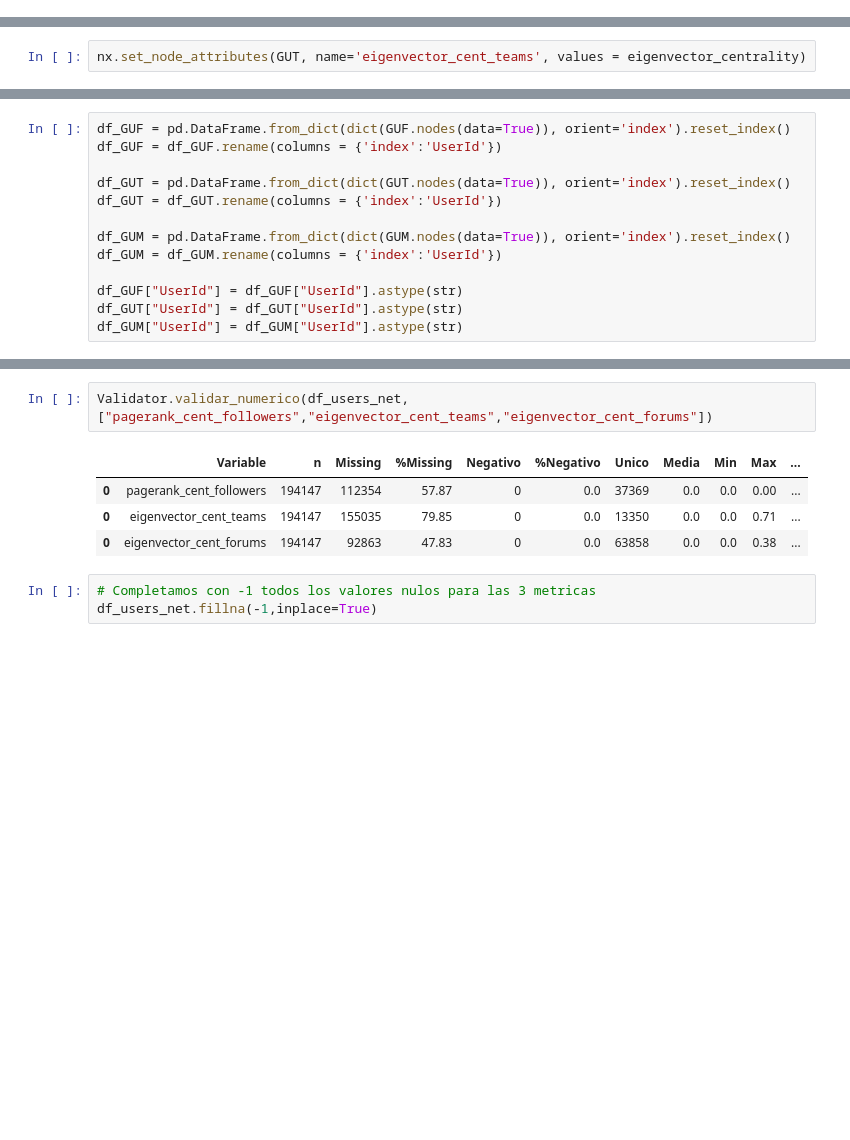
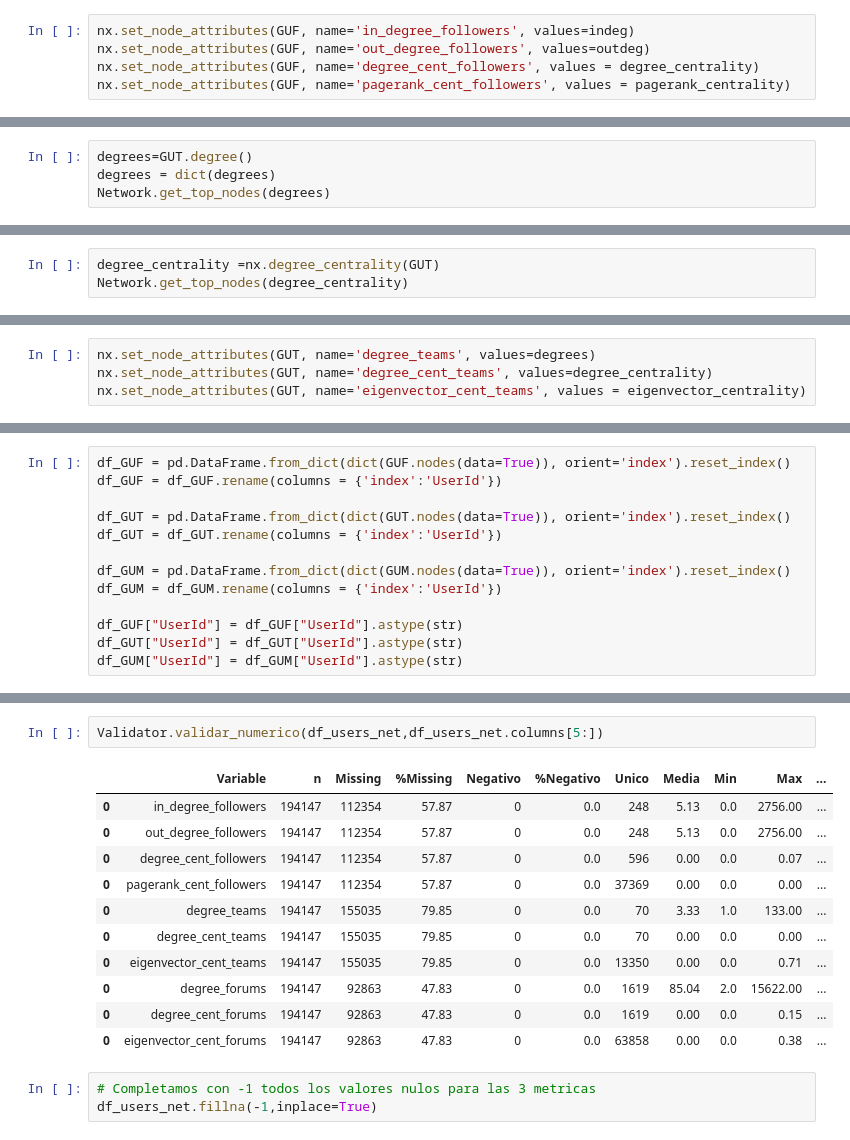
Before and after one commit to jsuasnabarh/kaggle-network-analysis, a Jupyter notebook: notebooks/03_NetworkMetrics.ipynb, the cells around one changed output, grey strips where cells are left out. Drawn from its saved outputs; the diff is of its cells as text; blank space fills up the shorter version.

```diff
--- a/notebooks/03_NetworkMetrics.ipynb
+++ b/notebooks/03_NetworkMetrics.ipynb
@@ -57,3 +76,8 @@ nx.set_node_attributes(GUF, name='pagerank_cent_followers', values = pagerank_ce
+# %%
+nx.set_node_attributes(GUF, name='in_degree_followers', values=indeg)
+nx.set_node_attributes(GUF, name='out_degree_followers', values=outdeg)
+nx.set_node_attributes(GUF, name='degree_cent_followers', values = degree_centrality)
+nx.set_node_attributes(GUF, name='pagerank_cent_followers', values = pagerank_centrality)
 # %% [markdown]
 # Graph: Team Members
 # %%
@@ -75,3 +99,7 @@ Type: Graph
 Number of nodes: 155730
 Number of edges: 196736
 Average degree:   2.5266
+# %%
+degrees=GUT.degree()
+degrees = dict(degrees)
+Network.get_top_nodes(degrees)
@@ -77,0 +108,3 @@ Average degree:   2.5266
+# %%
+degree_centrality =nx.degree_centrality(GUT)
+Network.get_top_nodes(degree_centrality)
@@ -85,6 +124,8 @@ Network.get_top_nodes(eigenvector_centrality)
  43896: 0.016979948853551405,
  43883: 0.0168582338863929}
 # %%
+nx.set_node_attributes(GUT, name='degree_teams', values=degrees)
+nx.set_node_attributes(GUT, name='degree_cent_teams', values=degree_centrality)
 nx.set_node_attributes(GUT, name='eigenvector_cent_teams', values = eigenvector_centrality)
 # %% [markdown]
 # Graph: User Forum Messages
@@ -162,10 +220,17 @@ df_users_net.head()
 # %%
-Validator.validar_numerico(df_users_net,["pagerank_cent_followers","eigenvector_cent_teams","eigenvector_cent_forums"])
+Validator.validar_numerico(df_users_net,df_users_net.columns[5:])
 # %% [output]
 |  | Variable | n | Missing | %Missing | Negativo | %Negativo | Unico | Media | Min | Max | ... |
-| 0 | pagerank_cent_followers | 194147 | 112354 | 57.87 | 0 | 0.0 | 37369 | 0.0 | 0.0 | 0.00 | ... |
-| 0 | eigenvector_cent_teams | 194147 | 155035 | 79.85 | 0 | 0.0 | 13350 | 0.0 | 0.0 | 0.71 | ... |
-| 0 | eigenvector_cent_forums | 194147 | 92863 | 47.83 | 0 | 0.0 | 63858 | 0.0 | 0.0 | 0.38 | ... |
+| 0 | in_degree_followers | 194147 | 112354 | 57.87 | 0 | 0.0 | 248 | 5.13 | 0.0 | 2756.00 | ... |
+| 0 | out_degree_followers | 194147 | 112354 | 57.87 | 0 | 0.0 | 248 | 5.13 | 0.0 | 2756.00 | ... |
+| 0 | degree_cent_followers | 194147 | 112354 | 57.87 | 0 | 0.0 | 596 | 0.00 | 0.0 | 0.07 | ... |
+| 0 | pagerank_cent_followers | 194147 | 112354 | 57.87 | 0 | 0.0 | 37369 | 0.00 | 0.0 | 0.00 | ... |
+| 0 | degree_teams | 194147 | 155035 | 79.85 | 0 | 0.0 | 70 | 3.33 | 1.0 | 133.00 | ... |
+| 0 | degree_cent_teams | 194147 | 155035 | 79.85 | 0 | 0.0 | 70 | 0.00 | 0.0 | 0.00 | ... |
+| 0 | eigenvector_cent_teams | 194147 | 155035 | 79.85 | 0 | 0.0 | 13350 | 0.00 | 0.0 | 0.71 | ... |
+| 0 | degree_forums | 194147 | 92863 | 47.83 | 0 | 0.0 | 1619 | 85.04 | 2.0 | 15622.00 | ... |
+| 0 | degree_cent_forums | 194147 | 92863 | 47.83 | 0 | 0.0 | 1619 | 0.00 | 0.0 | 0.15 | ... |
+| 0 | eigenvector_cent_forums | 194147 | 92863 | 47.83 | 0 | 0.0 | 63858 | 0.00 | 0.0 | 0.38 | ... |
 # %%
 # Completamos con -1 todos los valores nulos para las 3 metricas
 df_users_net.fillna(-1,inplace=True)
```
Also changed, not shown: parts of 11 cells of this notebook, 5 other files.
